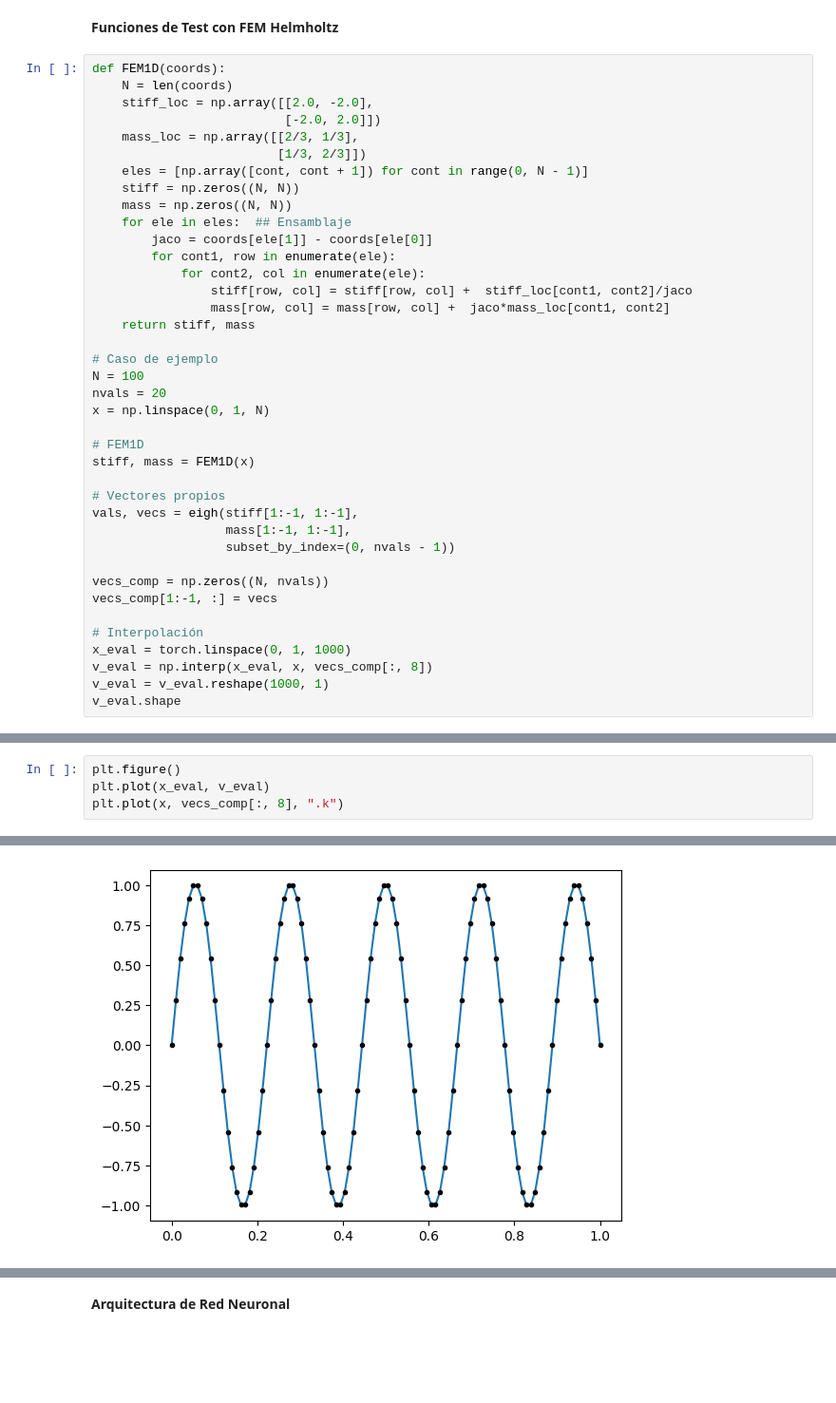
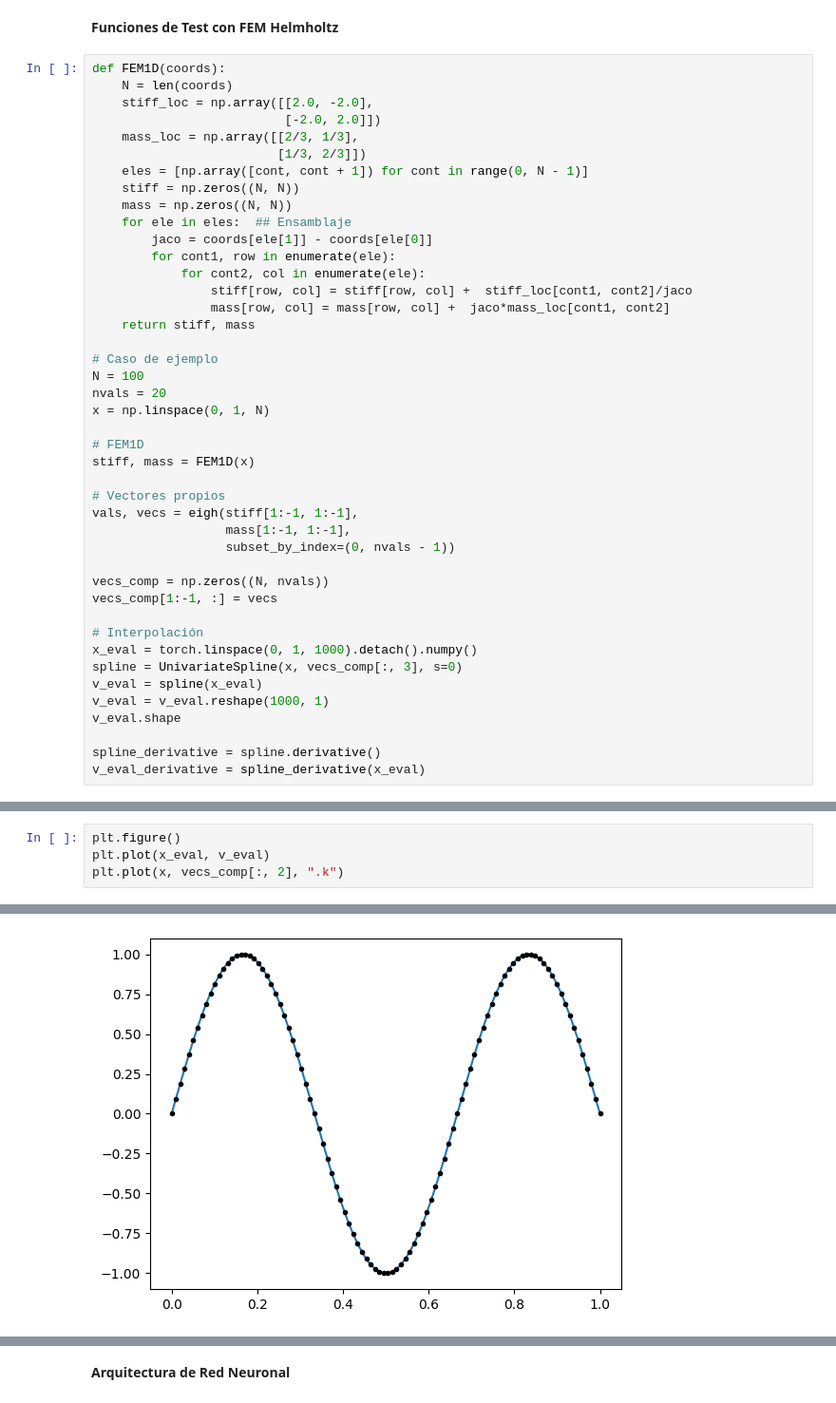
Before and after one commit to jpaguilarc99/PIML-EDP, a Jupyter notebook: vpinn/VPINN.ipynb, the cells around one changed output, grey strips where cells are left out. Shown at 95% size. Cells and saved outputs as stored; diff of their text form; blank space fills up the shorter version.

```diff
--- a/vpinn/VPINN.ipynb
+++ b/vpinn/VPINN.ipynb
@@ -112,7 +113,11 @@ vecs_comp = np.zeros((N, nvals))
 vecs_comp[1:-1, :] = vecs
 
 # Interpolación
-x_eval = torch.linspace(0, 1, 1000)
-v_eval = np.interp(x_eval, x, vecs_comp[:, 8])
+x_eval = torch.linspace(0, 1, 1000).detach().numpy()
+spline = UnivariateSpline(x, vecs_comp[:, 3], s=0)
+v_eval = spline(x_eval)
 v_eval = v_eval.reshape(1000, 1)
 v_eval.shape
+
+spline_derivative = spline.derivative()
+v_eval_derivative = spline_derivative(x_eval)
@@ -121,7 +124,7 @@ v_eval.shape
 # %%
 plt.figure()
 plt.plot(x_eval, v_eval)
-plt.plot(x, vecs_comp[:, 8], ".k")
+plt.plot(x, vecs_comp[:, 2], ".k")
 # %% [output]
 [<matplotlib.lines.Line2D at 0x...>]
-[figure, old version]
+[figure, new version]
```
Also changed, not shown: parts of 8 cells of this notebook.
